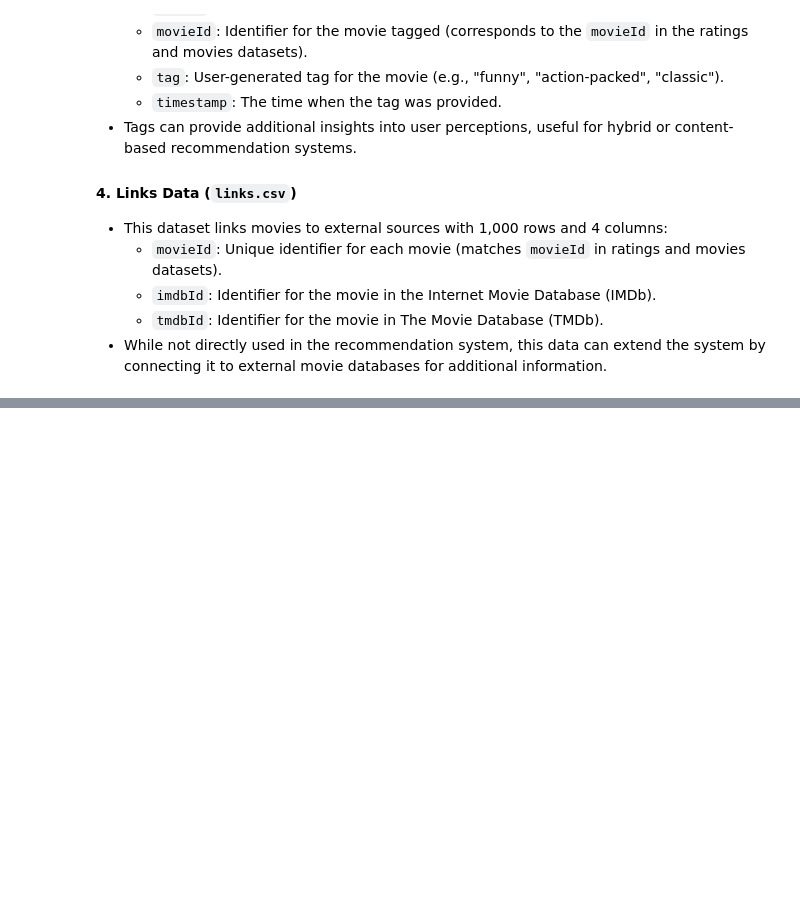
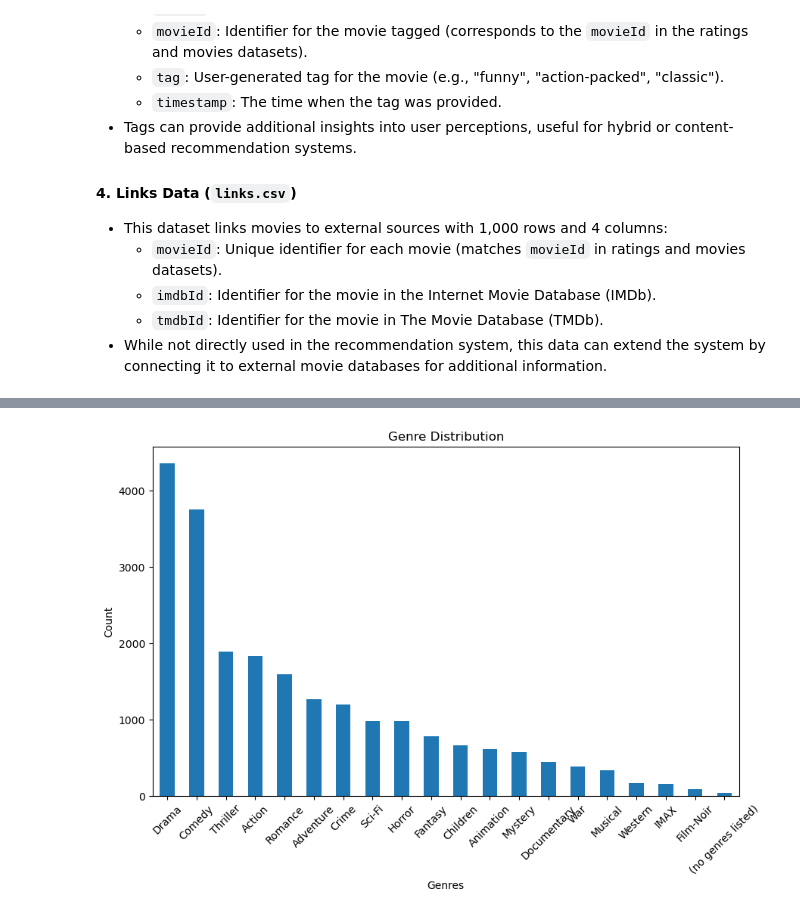
Before and after one commit to FaithMUTIS/Phase-4-group-2-project, a Jupyter notebook: Notebook.ipynb, the cells around one changed output, grey strips where cells are left out. Saved outputs shown, nothing was run; the diff lists cells and outputs as text; code cells hidden in the pictures; blank space fills up the shorter version.

```diff
--- a/Notebook.ipynb
+++ b/Notebook.ipynb
@@ -64,0 +289,15 @@ The MovieLens dataset is consists of four separate files:
+# %%
+# Genre Analysis - Analyze the genre distribution in the movies dataset.
+
+# Count of each genre
+genre_counts = movies['genres'].str.get_dummies(sep='|').sum().sort_values(ascending=False)
+
+plt.figure(figsize=(10, 6))
+genre_counts.plot(kind='bar')
+plt.title('Genre Distribution')
+plt.xlabel('Genres')
+plt.ylabel('Count')
+plt.xticks(rotation=45)
+plt.show()
+# %% [output]
+[figure, added]
```
Also changed, not shown: parts of 13 cells of this notebook.
